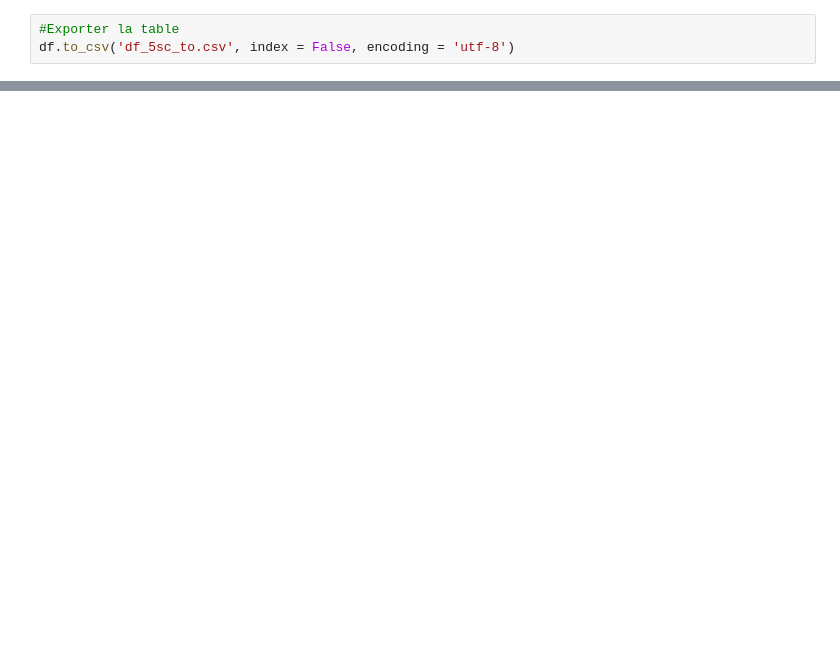
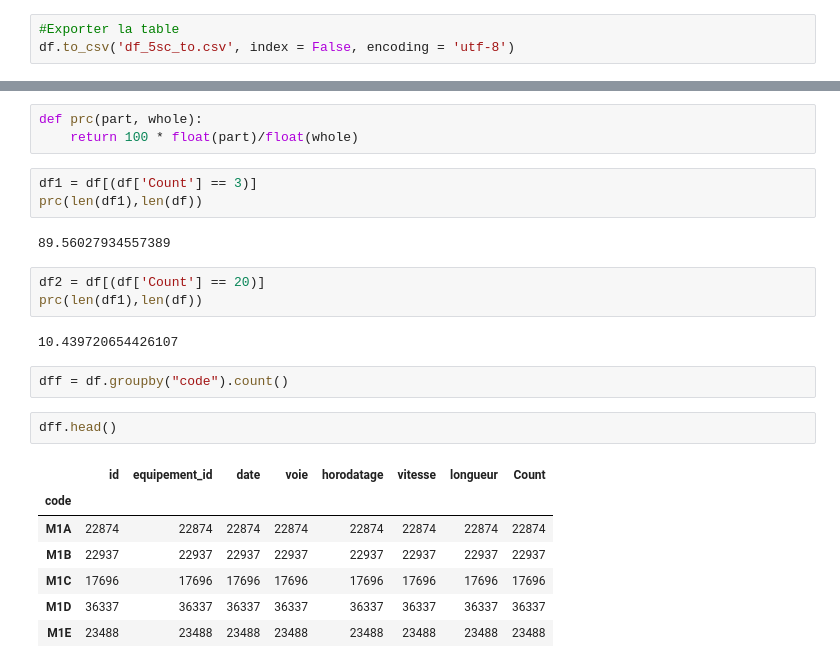
Before and after one commit to Oumayma13/Data_5sc, a Jupyter notebook: 10-05-2019.ipynb, the cells around one changed output, grey strips where cells are left out. Cells and saved outputs as stored; diff of their text form; blank space fills up the shorter version.

```diff
--- a/10-05-2019.ipynb
+++ b/10-05-2019.ipynb
@@ -214,0 +218,25 @@ df.to_csv('df_5sc_to.csv', index = False, encoding = 'utf-8')
+# %%
+def prc(part, whole):
+    return 100 * float(part)/float(whole)
+# %%
+df1 = df[(df['Count'] == 3)]
+prc(len(df1),len(df))
+# %% [output]
+89.56027934557389
+# %%
+df2 = df[(df['Count'] == 20)]
+prc(len(df1),len(df))
+# %% [output]
+10.439720654426107
+# %%
+dff = df.groupby("code").count()
+# %%
+dff.head()
+# %% [output]
+|  | id | equipement_id | date | voie | horodatage | vitesse | longueur | Count |
+| code |  |  |  |  |  |  |  |  |
+| M1A | 22874 | 22874 | 22874 | 22874 | 22874 | 22874 | 22874 | 22874 |
+| M1B | 22937 | 22937 | 22937 | 22937 | 22937 | 22937 | 22937 | 22937 |
+| M1C | 17696 | 17696 | 17696 | 17696 | 17696 | 17696 | 17696 | 17696 |
+| M1D | 36337 | 36337 | 36337 | 36337 | 36337 | 36337 | 36337 | 36337 |
+| M1E | 23488 | 23488 | 23488 | 23488 | 23488 | 23488 | 23488 | 23488 |
```
Also changed, not shown: parts of 11 cells of this notebook.
